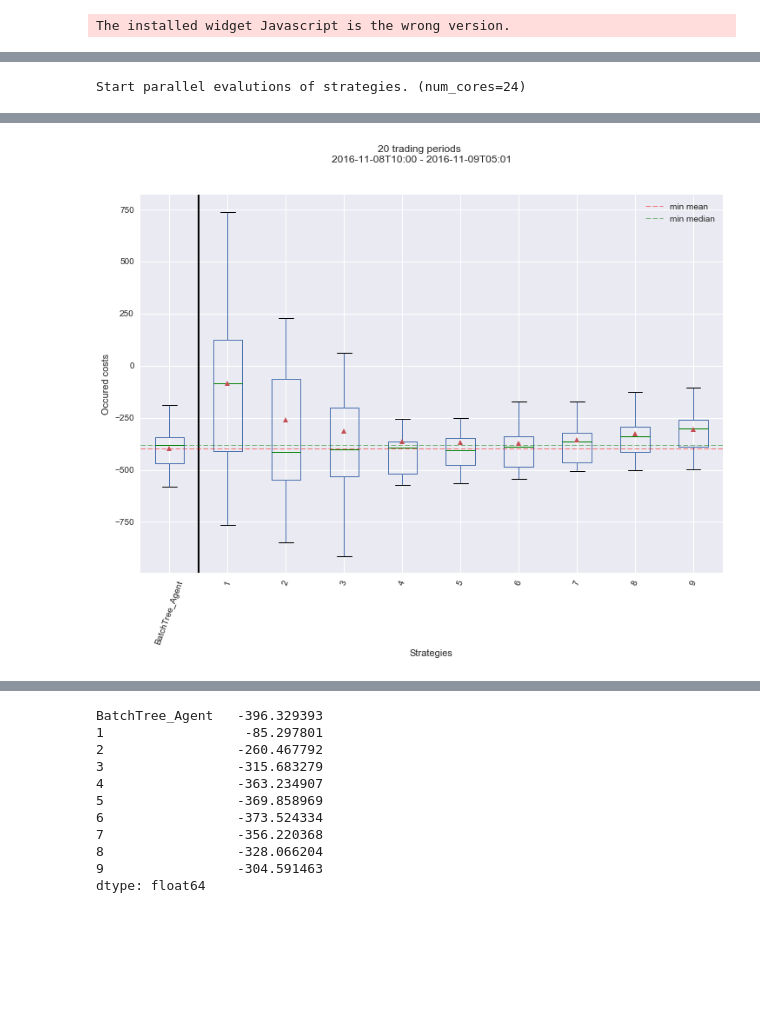
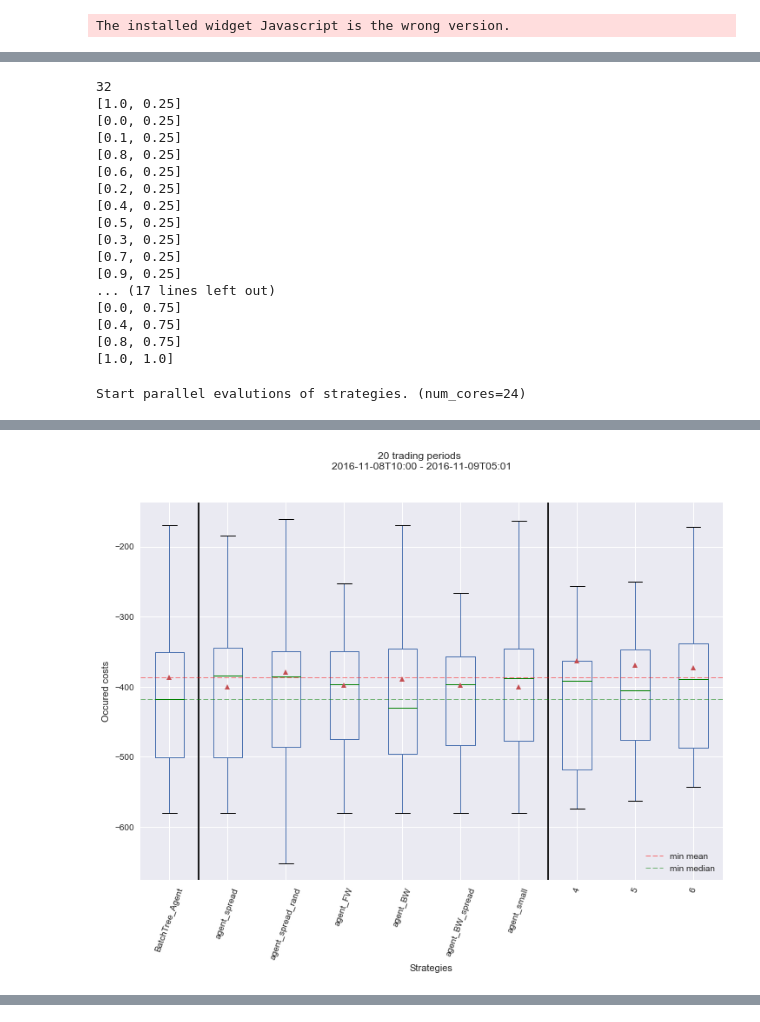
Before and after one commit to axelperschmann/orderbook_agent, a Jupyter notebook: orderbook_agent/notebooks/3_RL_forward_implementation_fittetQ_Trees.ipynb, the cells around one changed output, grey strips where cells are left out. Cells and saved outputs as stored; diff of their text form; code cells hidden in the pictures; blank space fills up the shorter version.

```diff
--- a/orderbook_agent/notebooks/3_RL_forward_implementation_fittetQ_Trees.ipynb
+++ b/orderbook_agent/notebooks/3_RL_forward_implementation_fittetQ_Trees.ipynb
@@ -133,6 +136,7 @@ for window in tqdm_notebook(data_feb[:40]):
         for lookahead in [15,30,45]:
             ob.features["future{}".format(lookahead)] = market_features['future{}'.format(lookahead)][-1]
             ob.features["future{}_disc".format(lookahead)] = market_features['future{}_disc'.format(lookahead)][-1]
+        ob.features['spread_disc'] = market_features['spread_disc'][-1]
 # %% [output]
 2017-02-01T00:00
 670
@@ -170,10 +174,20 @@ data[0][0].timestamp
 
 actions = np.linspace(-0.4, 1.0, num=15)
 #agent_aggFut15disc_noRand
-agent = trainer(orderbooks=data[:20], V=V, T=T, consume=consume, actions=actions,
+# agent = trainer(orderbooks=data[:20], V=V, T=T, consume=consume, actions=actions,
+#                 lim_stepsize=0.1, limit_base='agression',
+#                 period_length=P, epochs=1000, random_start=True,
+#                 state_variables=['volume', 'time'])  # , 'future15_disc'])
+
+# agent_small = trainer(orderbooks=data[:20], V=V, T=T, consume=consume, actions=actions,
+#                 lim_stepsize=0.1, limit_base='agression',
+#                 period_length=P, epochs=40, random_start=False,
+#                 state_variables=['volume', 'time'])  # , 'future15_disc'])
+
+agent_spread_rand = trainer(orderbooks=data[:20], V=V, T=T, consume=consume, actions=actions,
                 lim_stepsize=0.1, limit_base='agression',
-                period_length=P, epochs=20, random_start=False,
-                state_variables=['volume', 'time'])  # , 'future15_disc'])
+                period_length=P, epochs=100, random_start=True,
+                state_variables=['volume', 'time', 'spread_disc'])
 
 # actions = range(-4,11)
 # agent_Fut15_noRand = trainer(orderbooks=data, V=V, T=T, consume=consume, actions=actions,
@@ -213,0 +216,3 @@ agent15.save(outfile='agent15.json', outfile_samples='agent15.csv')
+# %%
+agent_FW = train_BatchTree_fromSamples(agent.samples, V=70000, T=4, consume='cash', period_length=15,
+                                   actions=actions, state_variables=['volume', 'time'], limit_base='agression')
@@ -213,0 +265,8 @@ agent15.save(outfile='agent15.json', outfile_samples='agent15.csv')
+# %%
+# agent_BW = train_Qtable_fromSamples(df2, V=70000, T=4, consume='cash', period_length=15,
+#                                    vol_intervals=10, actions=[round(a,2) for a in actions],
+#                                    state_variables=['volume', 'time', 'future15_disc'], limit_base='agression')
+#
+agent_BW_spread = train_Qtable_fromSamples(df2, V=70000, T=4, consume='cash', period_length=15,
+                                   vol_intervals=10, actions=[round(a,2) for a in actions],
+                                   state_variables=['volume', 'time', 'spread_disc'], limit_base='agression')
@@ -214,8 +303,36 @@ agent15.save(outfile='agent15.json', outfile_samples='agent15.csv')
+# %%
+print(len(agent_BW.q.keys()))
+for elem in agent_BW.q.keys():
+    print(elem)
+# %% [output]
+32
+[1.0, 0.25]
+[0.0, 0.25]
+[0.1, 0.25]
+[0.8, 0.25]
+[0.6, 0.25]
+[0.2, 0.25]
+[0.4, 0.25]
+[0.5, 0.25]
+[0.3, 0.25]
+[0.7, 0.25]
+[0.9, 0.25]
+... (17 lines left out)
+[0.0, 0.75]
+[0.4, 0.75]
+[0.8, 0.75]
+[1.0, 1.0]
 # %%
 costs = None
 costs = agent.evaluate(
     testdata=data[:20],
     additional_agents={
+        'agent_spread': agent_spread,
+        'agent_spread_rand': agent_spread_rand,
+        'agent_FW': agent_FW,
+        'agent_BW': agent_BW,
+        'agent_BW_spread': agent_BW_spread,
+        'agent_small': agent_small,
        # 'agent_noRand': agent_noRand,
        # 'agent_agg': agent_agg,
        # 'agent_agg_noRand': agent_agg_noRand,
@@ -227,11 +344,11 @@ costs = agent.evaluate(
        # 'agent_Fut15_noRand': agent_Fut15_noRand,
        # 'agent_Fut15': agent_Fut15,
     },
-    evaluate_actions=[1,2,3,4, 5, 6,7,8,9],
+    evaluate_actions=[4, 5, 6],
     costs=costs,
     verbose=False,
     show_plot=True)
-display(costs)
-display(costs.mean())
+#display(costs)
+#display(costs.mean())
 # %% [output]
 Start parallel evalutions of strategies. (num_cores=24)
@@ -243 +360 @@ Start parallel evalutions of strategies. (num_cores=24)
-[figure, old version]
+[figure, new version]
@@ -272,11 +371,0 @@ Start parallel evalutions of strategies. (num_cores=24)
-BatchTree_Agent   -396.329393
-1                  -85.297801
-2                 -260.467792
-3                 -315.683279
-4                 -363.234907
-5                 -369.858969
-6                 -373.524334
-7                 -356.220368
-8                 -328.066204
-9                 -304.591463
-dtype: float64
```
Also changed, not shown: parts of 13 cells of this notebook, 1 other file.
